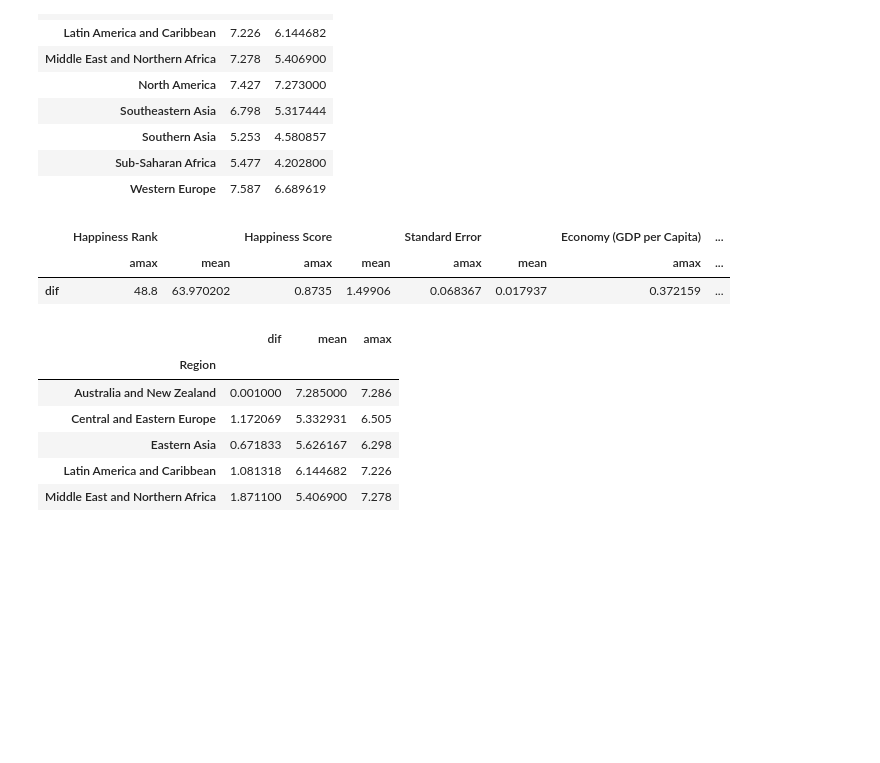
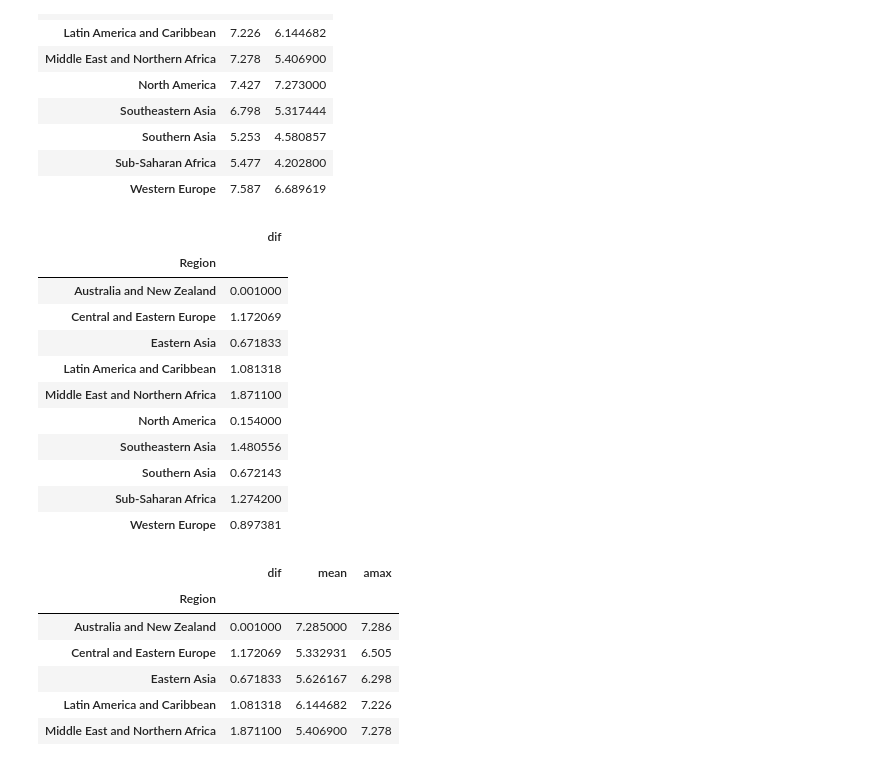
Before and after one commit to EslamHosam/Data-Science-Path, a Jupyter notebook: step 2- Intermediate Python and Pandas/4 - Data cleaning and analysis/Data cleaning and analysis basics.ipynb, the cells around one changed output. Saved outputs shown, nothing was run; the diff lists cells and outputs as text; code cells hidden in the pictures; blank space fills up the shorter version.

```diff
--- a/step 2- Intermediate Python and Pandas/4 - Data cleaning and analysis/Data cleaning and analysis basics.ipynb
+++ b/step 2- Intermediate Python and Pandas/4 - Data cleaning and analysis/Data cleaning and analysis basics.ipynb
@@ -409,15 +429,24 @@ max_mean_happ["Happiness Score"]
 | Sub-Saharan Africa | 5.477 | 4.202800 |
 | Western Europe | 7.587 | 6.689619 |
 # %%
-# create your function
+# create your function and pass it to aggergation method
 def dif(group):
     return group.max() - group.mean()
 
-max_mean_happ.agg([dif])
+happiness2015.groupby("Region")["Happiness Score"].agg([dif])
 # %% [output]
-|  | Happiness Rank |  | Happiness Score |  | Standard Error |  | Economy (GDP per Capita) | ... |
-|  | amax | mean | amax | mean | amax | mean | amax | ... |
-| dif | 48.8 | 63.970202 | 0.8735 | 1.49906 | 0.068367 | 0.017937 | 0.372159 | ... |
+|  | dif |
+| Region |  |
+| Australia and New Zealand | 0.001000 |
+| Central and Eastern Europe | 1.172069 |
+| Eastern Asia | 0.671833 |
+| Latin America and Caribbean | 1.081318 |
+| Middle East and Northern Africa | 1.871100 |
+| North America | 0.154000 |
+| Southeastern Asia | 1.480556 |
+| Southern Asia | 0.672143 |
+| Sub-Saharan Africa | 1.274200 |
+| Western Europe | 0.897381 |
 # %%
 grouped.agg([dif, np.mean, np.max])["Happiness Score"]
 # %% [output]
```
Also changed, not shown: parts of 11 cells of this notebook.
